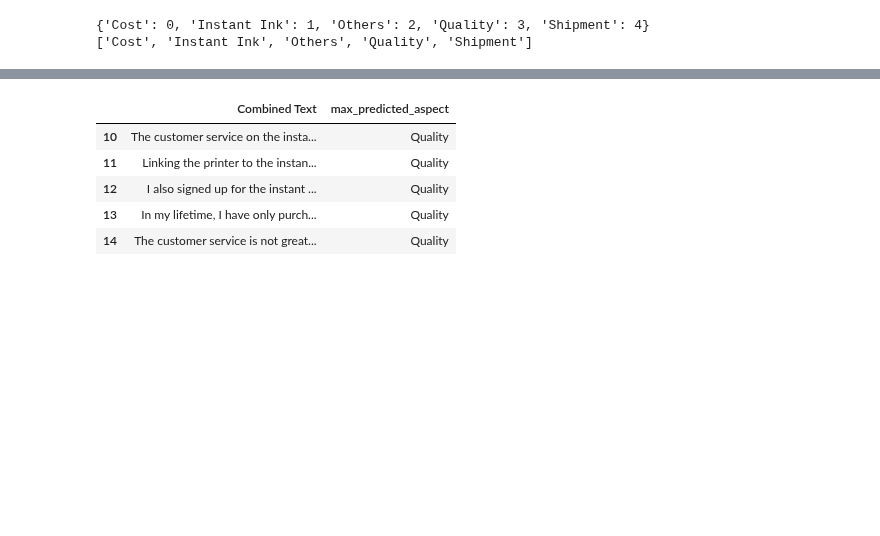
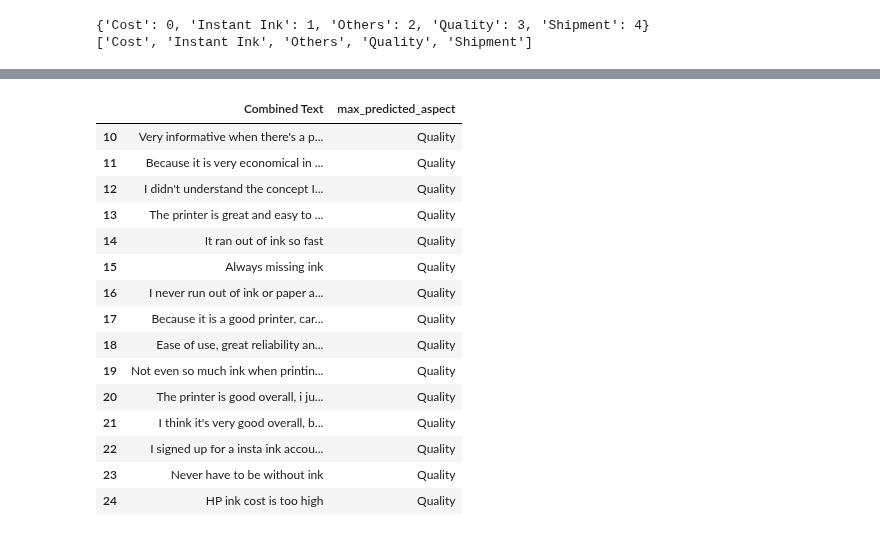
Before and after one commit to wd686/InkSightAnalyzer, a Jupyter notebook: distilbert (category).ipynb, the cells around one changed output, grey strips where cells are left out. Cells and saved outputs as stored; diff of their text form; code cells hidden in the pictures; blank space fills up the shorter version.

```diff
--- a/distilbert (category).ipynb
+++ b/distilbert (category).ipynb
@@ -668,9 +677,19 @@ validation_df[(validation_df['max_predicted_aspect'] == Actual) & (validation_df
 # %%
-sampled_df[(sampled_df['max_predicted_aspect'] == Actual)][['Combined Text', 'max_predicted_aspect']].reset_index(drop=True).iloc[10:15]
+sampled_df[(sampled_df['max_predicted_aspect'] == Actual)][['Combined Text', 'max_predicted_aspect']].reset_index(drop=True).iloc[10:25]
 # %% [output]
 |  | Combined Text | max_predicted_aspect |
-| 10 | The customer service on the insta... | Quality |
-| 11 | Linking the printer to the instan... | Quality |
-| 12 | I also signed up for the instant ... | Quality |
-| 13 | In my lifetime, I have only purch... | Quality |
-| 14 | The customer service is not great... | Quality |
+| 10 | Very informative when there's a p... | Quality |
+| 11 | Because it is very economical in ... | Quality |
+| 12 | I didn't understand the concept I... | Quality |
+| 13 | The printer is great and easy to ... | Quality |
+| 14 | It ran out of ink so fast | Quality |
+| 15 | Always missing ink | Quality |
+| 16 | I never run out of ink or paper a... | Quality |
+| 17 | Because it is a good printer, car... | Quality |
+| 18 | Ease of use, great reliability an... | Quality |
+| 19 | Not even so much ink when printin... | Quality |
+| 20 | The printer is good overall, i ju... | Quality |
+| 21 | I think it's very good overall, b... | Quality |
+| 22 | I signed up for a insta ink accou... | Quality |
+| 23 | Never have to be without ink | Quality |
+| 24 | HP ink cost is too high | Quality |
```
Also changed, not shown: parts of 6 cells of this notebook.
